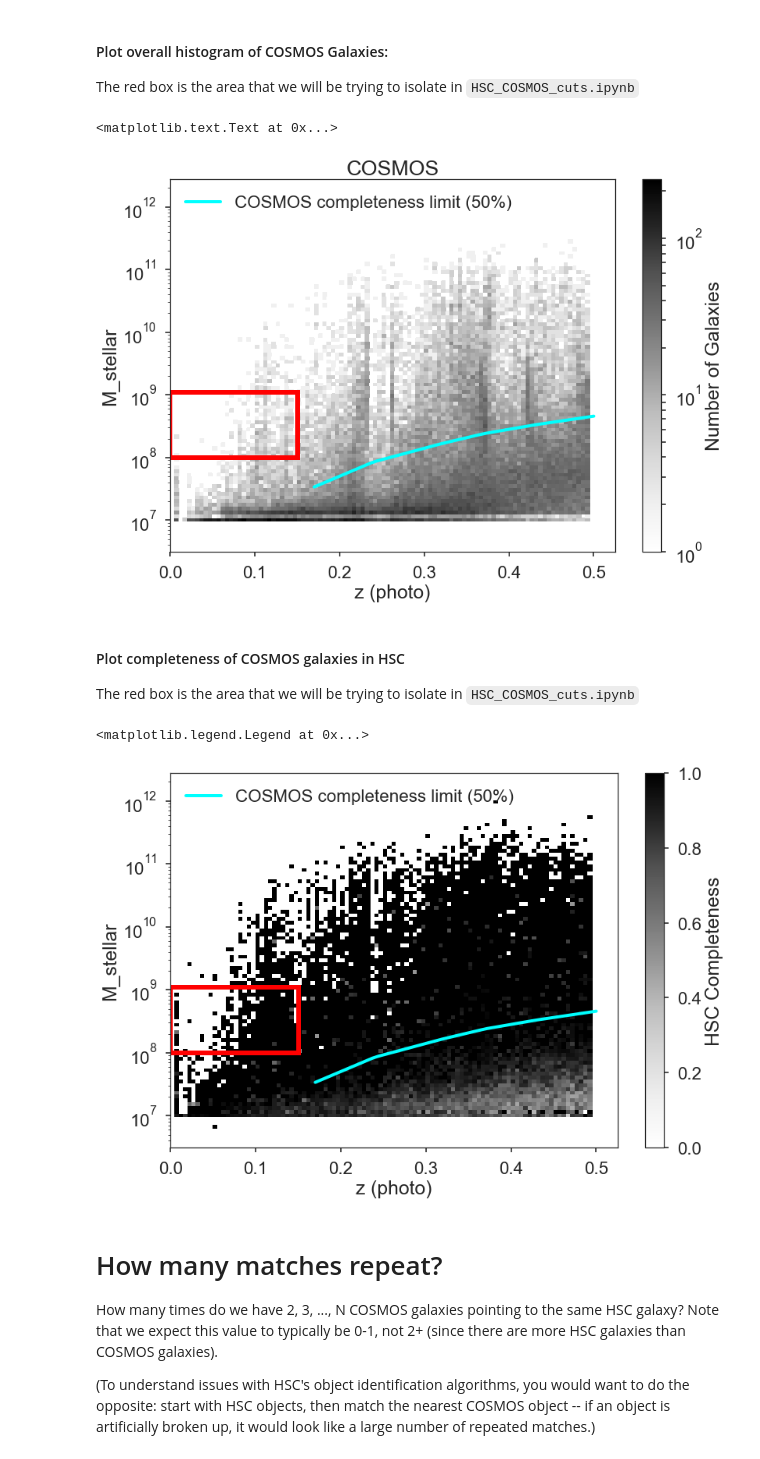
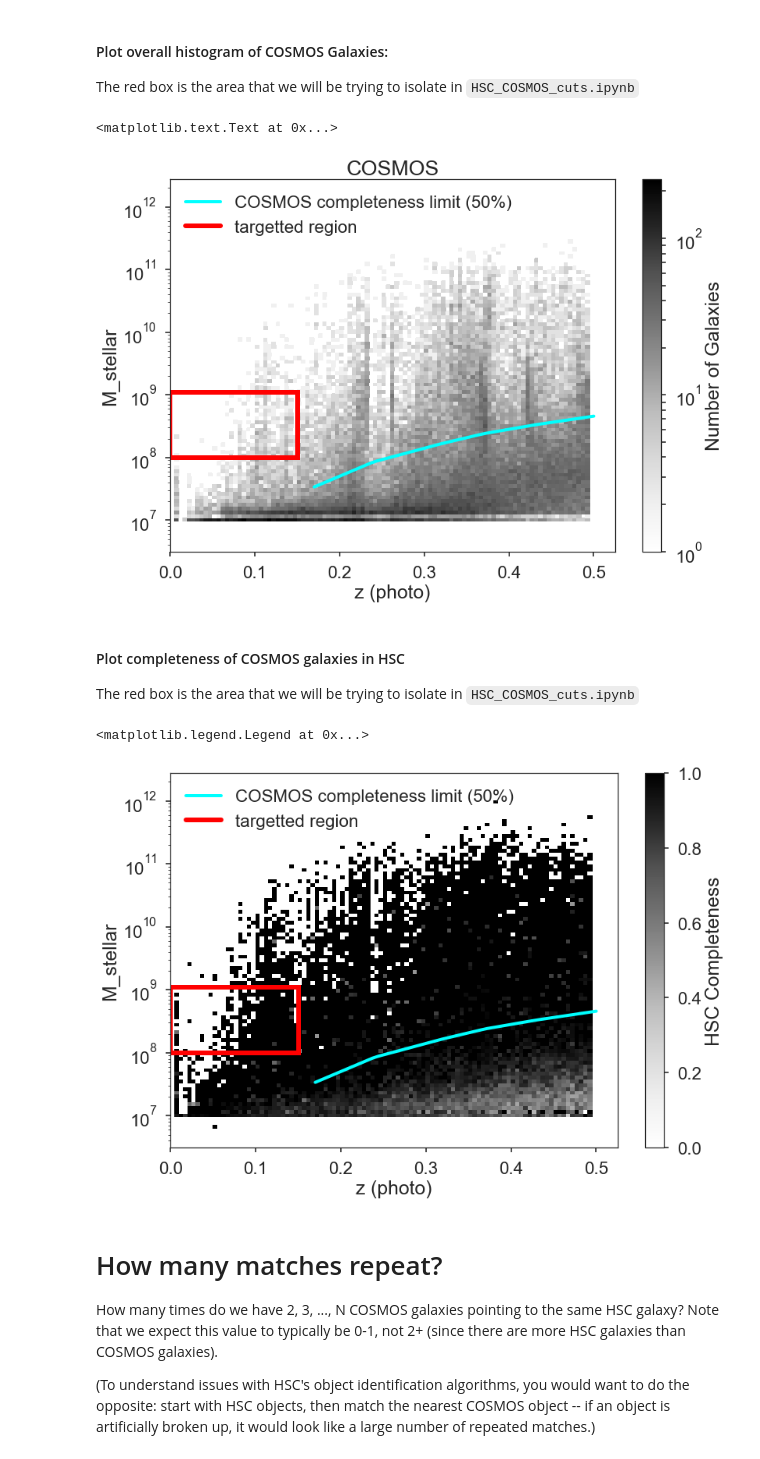
Before and after one commit to yluo54301/dwarf_photo-z, a Jupyter notebook: dwarfz/completeness/HSC_COSMOS_completeness.ipynb, the cells around one changed output. Cells and saved outputs as stored; diff of their text form; code cells hidden in the pictures.

```diff
--- a/dwarfz/completeness/HSC_COSMOS_completeness.ipynb
+++ b/dwarfz/completeness/HSC_COSMOS_completeness.ipynb
@@ -408,34 +408,48 @@ The red box is the area that we will be trying to isolate in `HSC_COSMOS_cuts.ip
 # %%
 def add_target_box(ax):
     ax.add_patch(
-    patches.Rectangle(
-        (0, 10**8),   # (x,y)
-        0.15,          # width
-        10**9,          # height
-    fill=False, color="r", linewidth=6),)
+        patches.Rectangle(
+            (0, 10**8),   # (x,y) of bottom left corner
+            0.15,          # width
+            10**9,          # height
+        fill=False,
+        **add_target_box.line_kwargs,
+        )
+    )
+
+
+add_target_box.line_kwargs = dict(color="r", linewidth=6)
 # %%
 plt.pcolormesh(xx, yy, num_galaxies,
                  norm=colors.LogNorm(vmin=1, vmax=num_galaxies.max()),
 #                cmap=plt.cm.viridis_r,
               )
 plt.colorbar(label="Number of Galaxies")
 plt.xlabel("z (photo)")
 plt.ylabel("M_stellar")
 
 add_target_box(plt.gca())
 
 zs = np.linspace(COSMOS_completeness_limits["all"].x.min(), COSMOS_completeness_limits["all"].x.max())
 plt.plot(zs, 10**COSMOS_completeness_limits["all"](zs),
          color="cyan", linewidth=4,
          label="COSMOS completeness limit (50%)",
         )
 
+handles, labels = plt.gca().get_legend_handles_labels()
+
+fake_line = plt.Line2D([0,0],[0,0], **add_target_box.line_kwargs)
+
 plt.yscale("log")
-plt.legend(loc="upper left")
+plt.legend(
+    [*handles, fake_line],
+    [*labels, "targetted region"],
+    loc="upper left",
+)
 plt.title("COSMOS")
 # %% [output]
 <matplotlib.text.Text at 0x...>
-[figure, old version]
+[figure, new version]
 # %% [markdown]
 #### Plot completeness of COSMOS galaxies in HSC
 The red box is the area that we will be trying to isolate in `HSC_COSMOS_cuts.ipynb`
@@ -456,11 +470,19 @@ plt.plot(zs, 10**COSMOS_completeness_limits["all"](zs),
          label="COSMOS completeness limit (50%)",
         )
 
+handles, labels = plt.gca().get_legend_handles_labels()
+
+fake_line = plt.Line2D([0,0],[0,0], **add_target_box.line_kwargs)
+
 plt.yscale("log")
-plt.legend(loc="upper left")
+plt.legend(
+    [*handles, fake_line],
+    [*labels, "targetted region"],
+    loc="upper left",
+)
 # %% [output]
 <matplotlib.legend.Legend at 0x...>
-[figure, old version]
+[figure, new version]
 # %% [markdown]
 # How many matches repeat?
 How many times do we have 2, 3, ..., N COSMOS galaxies pointing to the same HSC galaxy? Note that we expect this value to typically be 0-1, not 2+ (since there are more HSC galaxies than COSMOS galaxies).
```
Also changed, not shown: 2 other files.
